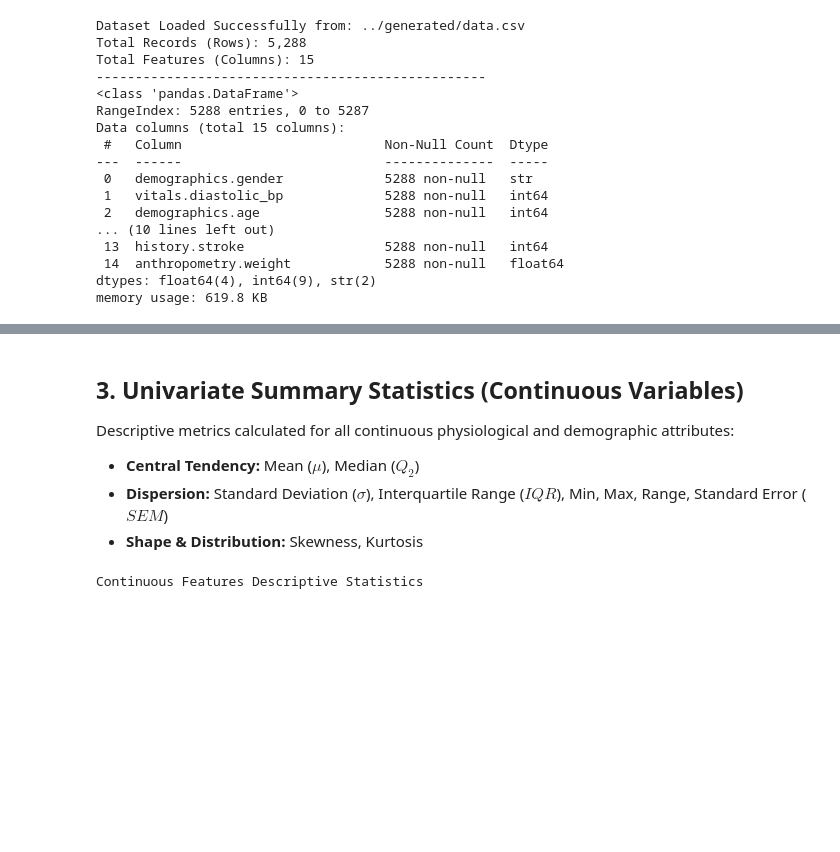
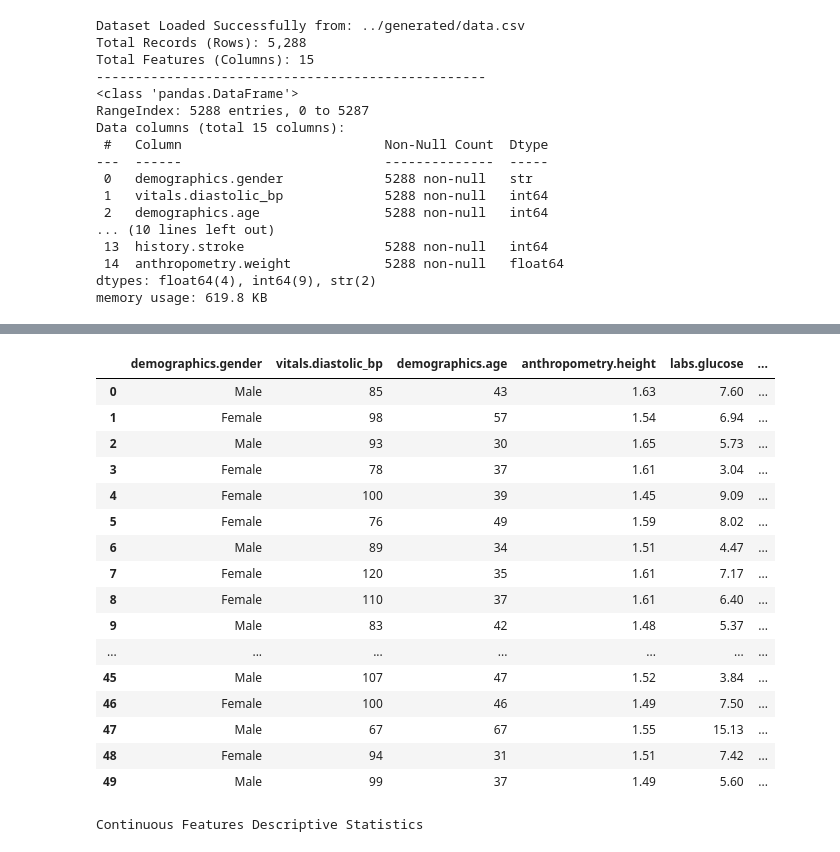
Before and after one commit to Axkai/epsilon-research-template-test, a Jupyter notebook: analysis/analysis.ipynb, the cells around one changed output, grey strips where cells are left out. Drawn from its saved outputs; the diff is of its cells as text; code cells hidden in the pictures; blank space fills up the shorter version.

```diff
--- a/analysis/analysis.ipynb
+++ b/analysis/analysis.ipynb
@@ -60,17 +41,0 @@ We verify missing values, data types, and map categorical target outcomes for co
-# %%
-# Check missing values
-missing_df = pd.DataFrame({
-    'Column': df.columns,
-    'Missing Count': df.isnull().sum(),
-    'Missing (%)': (df.isnull().sum() / len(df)) * 100
-}).reset_index(drop=True)
-
-# Map binary numerical representations for analysis
-df['diabetic_binary'] = (df['outcome.diabetic'] == 'Yes').astype(int)
-df['gender_binary'] = (df['demographics.gender'] == 'Male').astype(int)
-
-print("--- Missing Values Report ---")
-display(missing_df)
-
-print("\n--- Sample Records ---")
-display(df.head(5))
@@ -102,9 +42,23 @@ display(df.head(5))
-# %% [markdown]
-## 3. Univariate Summary Statistics (Continuous Variables)
-Descriptive metrics calculated for all continuous physiological and demographic attributes:
-- **Central Tendency:** Mean ($\mu$), Median ($Q_2$)
-- **Dispersion:** Standard Deviation ($\sigma$), Interquartile Range ($IQR$), Min, Max, Range, Standard Error ($SEM$)
-- **Shape & Distribution:** Skewness, Kurtosis
+# %%
+df.head(n=50)
+# %% [output]
+|  | demographics.gender | vitals.diastolic_bp | demographics.age | anthropometry.height | labs.glucose | ... |
+| 0 | Male | 85 | 43 | 1.63 | 7.60 | ... |
+| 1 | Female | 98 | 57 | 1.54 | 6.94 | ... |
+| 2 | Male | 93 | 30 | 1.65 | 5.73 | ... |
+| 3 | Female | 78 | 37 | 1.61 | 3.04 | ... |
+| 4 | Female | 100 | 39 | 1.45 | 9.09 | ... |
+| 5 | Female | 76 | 49 | 1.59 | 8.02 | ... |
+| 6 | Male | 89 | 34 | 1.51 | 4.47 | ... |
+| 7 | Female | 120 | 35 | 1.61 | 7.17 | ... |
+| 8 | Female | 110 | 37 | 1.61 | 6.40 | ... |
+| 9 | Male | 83 | 42 | 1.48 | 5.37 | ... |
+| ... | ... | ... | ... | ... | ... | ... |
+| 45 | Male | 107 | 47 | 1.52 | 3.84 | ... |
+| 46 | Female | 100 | 46 | 1.49 | 7.50 | ... |
+| 47 | Male | 67 | 67 | 1.55 | 15.13 | ... |
+| 48 | Female | 94 | 31 | 1.51 | 7.42 | ... |
+| 49 | Male | 99 | 37 | 1.49 | 5.60 | ... |
 # %%
 continuous_cols = [
     'demographics.age',
```
Also changed, not shown: parts of 13 cells of this notebook, 3 other files.
